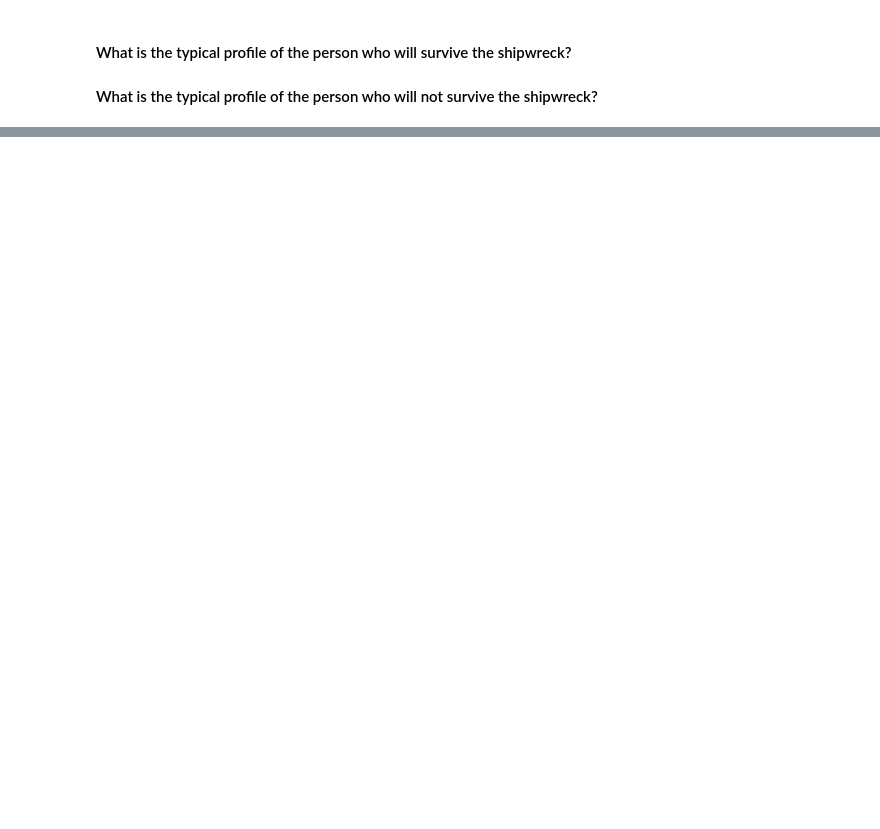
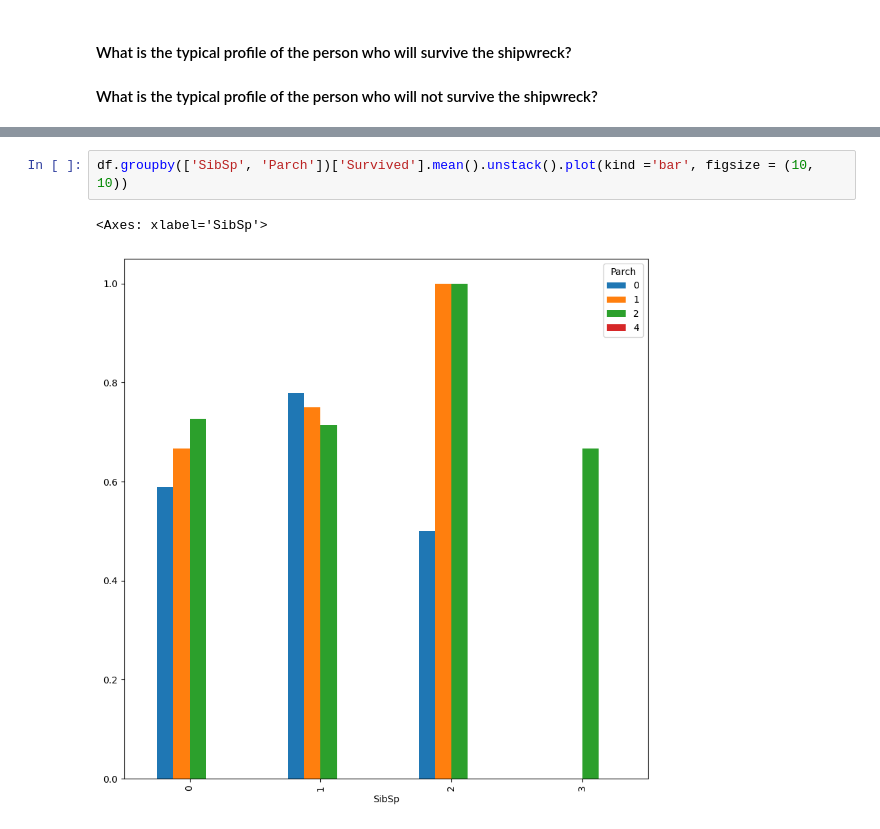
Before and after one commit to coralie-sorbet/data-science-tutorials, a Jupyter notebook: introduction-to-python/Introduction to pandas.ipynb, the cells around one changed output, grey strips where cells are left out. Drawn from its saved outputs; the diff is of its cells as text; blank space fills up the shorter version.

```diff
--- a/introduction-to-python/Introduction to pandas.ipynb
+++ b/introduction-to-python/Introduction to pandas.ipynb
@@ -331,0 +340,5 @@ df.head()
+# %%
+df.groupby(['SibSp', 'Parch'])['Survived'].mean().unstack().plot(kind ='bar', figsize = (10, 10))
+# %% [output]
+<Axes: xlabel='SibSp'>
+[figure, added]
```
Also changed, not shown: parts of 11 cells of this notebook.
